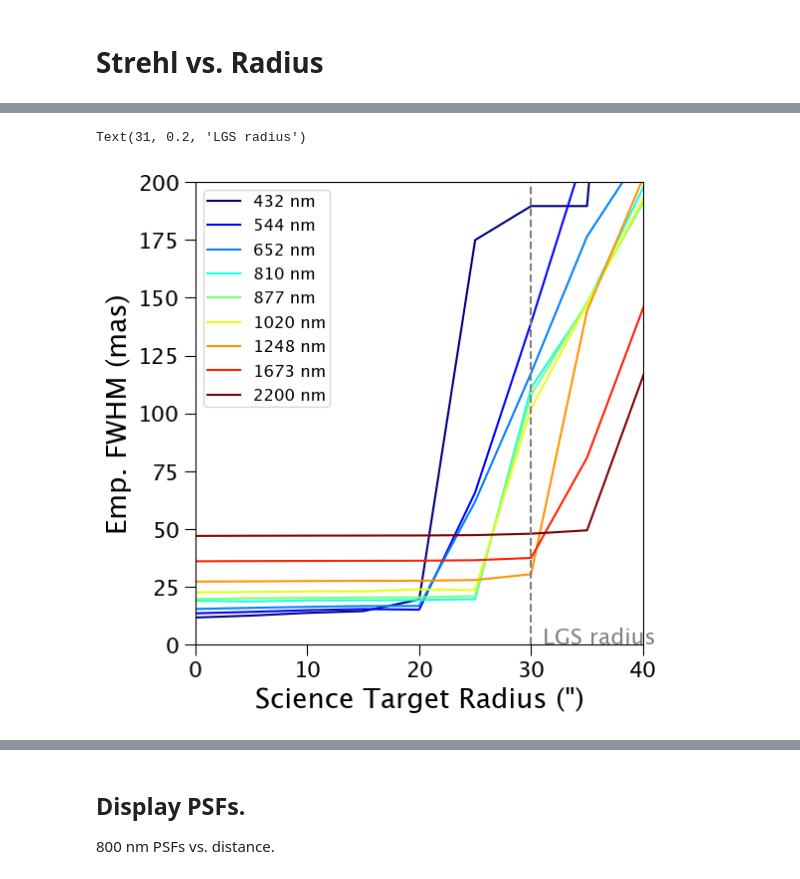
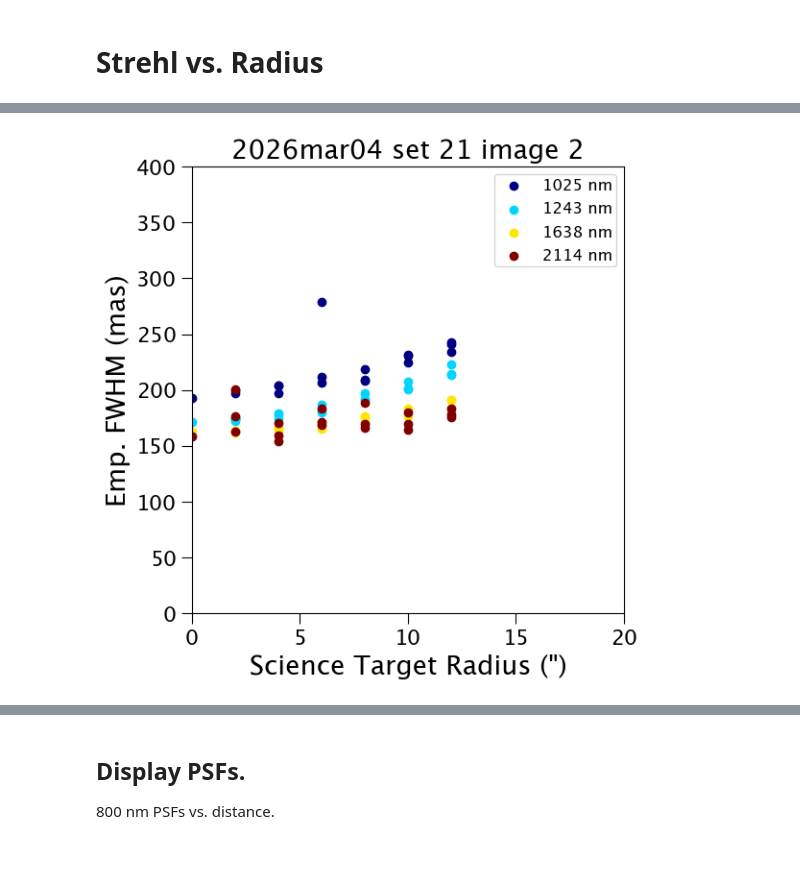
Before and after one commit to MovingUniverseLab/keck_maos, a Jupyter notebook: kapa/results.ipynb, the cells around one changed output, grey strips where cells are left out. Saved outputs shown, nothing was run; the diff lists cells and outputs as text; code cells hidden in the pictures.

```diff
--- a/kapa/results.ipynb
+++ b/kapa/results.ipynb
@@ -8,11 +8,11 @@ import numpy as np
 from paarti.utils import maos_utils
 from paarti import psfs, psf_plots
 
-psf_x = [0, 5, 10, 15, 20, 25, 30, 35]  # arcsec
-psf_y = [0, 0,  0,  0,  0,  0,  0,  0,  0,  0]  # arcsec
-psf_wvl = [432, 544, 652, 810, 877, 1020, 1248, 1673, 2200]
+# psf_x = [0, 5, 10, 15, 20, 25, 30, 35]  # arcsec
+# psf_y = [0, 0,  0,  0,  0,  0,  0,  0,  0,  0]  # arcsec
+# psf_wvl = [432, 544, 652, 810, 877, 1020, 1248, 1673, 2200]
 
-directory = 'A_keck_kapa_grid/'
+directory = '/g/lu/data/kapa/2026mar04/maos/i260304_a021002.fits/A_keck_kapa_compare_sky_4lgs_template_seed1/'
 seed = 1
 
 %matplotlib inline
@@ -45,0 +53,3 @@ x.shape
+# %%
+r = np.sqrt(x**2 + y**2)
+r.shape
@@ -46,16 +80,18 @@ x.shape
 # %%
-n_wvl = x.shape[1]
+n_wvl = r.shape[1]
 colors = plt.cm.jet(np.linspace(0,1,n_wvl))
 
 plt.figure(1)
 
 for ww in range(n_wvl):
     label = f'{w[0, ww]*1e3:3.0f} nm'
-    plt.plot(x[:, ww], strehl[:, ww], color=colors[ww], label=label)
+    plt.scatter(r[:, ww], strehl[:, ww], color=colors[ww], label=label)
 
-plt.legend(fontsize=12)
 plt.xlabel('Science Target Radius (")')
 plt.ylabel('Strehl')
-plt.axvline(30, linestyle='--', color='grey')
-plt.text(31, 0.2, 'LGS radius', color='grey')
+# plt.axvline(10, linestyle='--', color='grey', label="KLGS constellation radius")
+# plt.text(31, 0.2, 'LGS radius', color='grey')
+plt.title('2026mar04 set 21 image 2')
+plt.legend(fontsize=12)
+plt.show()
 # %% [output]
@@ -64,20 +99,22 @@ Text(31, 0.2, 'LGS radius')
 # %%
-n_wvl = x.shape[1]
+n_wvl = r.shape[1]
 colors = plt.cm.jet(np.linspace(0,1,n_wvl))
 
 plt.figure(1)
 
 for ww in range(n_wvl):
     label = f'{w[0, ww]*1e3:3.0f} nm'
-    plt.plot(x[:, ww], fwhm_e[:, ww], color=colors[ww], label=label)
+    plt.scatter(r[:, ww], fwhm_e[:, ww], color=colors[ww], label=label)
 
 plt.legend(fontsize=12)
 plt.xlabel('Science Target Radius (")')
 plt.ylabel('Emp. FWHM (mas)')
-plt.axvline(30, linestyle='--', color='grey')
-plt.xlim(0, 40)
-plt.ylim(0, 200)
-plt.text(31, 0.2, 'LGS radius', color='grey')
+# plt.axvline(30, linestyle='--', color='grey')
+plt.xlim(0, 20)
+plt.ylim(0, 400)
+# plt.text(31, 0.2, 'LGS radius', color='grey')
+plt.title('2026mar04 set 21 image 2')
+
+plt.show()
 # %% [output]
-Text(31, 0.2, 'LGS radius')
-[figure, old version]
+[figure, new version]
```
Also changed, not shown: parts of 12 cells of this notebook, 2 other files.
